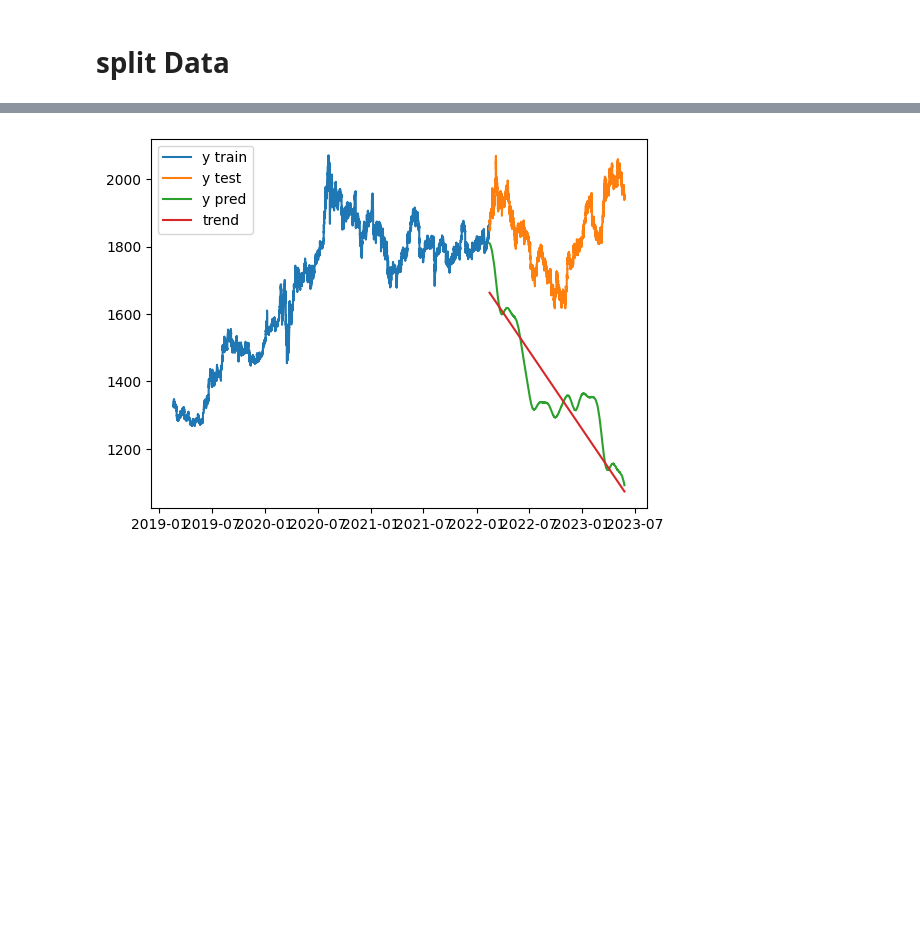
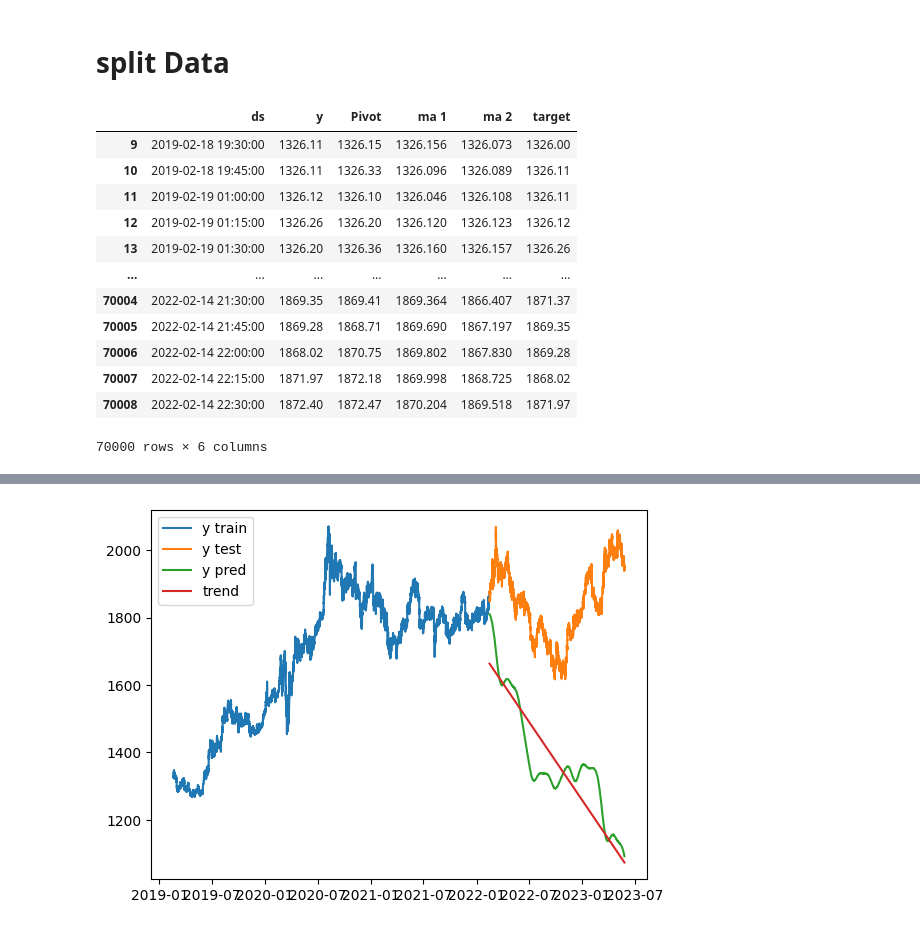
Before and after one commit to amirhu37/ml-for-price-prediction, a Jupyter notebook: NoteBooks/prophet.ipynb, the cells around one changed output, grey strips where cells are left out. Saved outputs shown, nothing was run; the diff lists cells and outputs as text; code cells hidden in the pictures; blank space fills up the shorter version.

```diff
--- a/NoteBooks/prophet.ipynb
+++ b/NoteBooks/prophet.ipynb
@@ -75,5 +71,21 @@ data.dropna(inplace=True)
 # %%
 X = data[ :70000 ]
 Y = data[ 70000:  ]
+# %%
+X
+# %% [output]
+|  | ds | y | Pivot | ma 1 | ma 2 | target |
+| 9 | 2019-02-18 19:30:00 | 1326.11 | 1326.15 | 1326.156 | 1326.073 | 1326.00 |
+| 10 | 2019-02-18 19:45:00 | 1326.11 | 1326.33 | 1326.096 | 1326.089 | 1326.11 |
+| 11 | 2019-02-19 01:00:00 | 1326.12 | 1326.10 | 1326.046 | 1326.108 | 1326.11 |
+| 12 | 2019-02-19 01:15:00 | 1326.26 | 1326.20 | 1326.120 | 1326.123 | 1326.12 |
+| 13 | 2019-02-19 01:30:00 | 1326.20 | 1326.36 | 1326.160 | 1326.157 | 1326.26 |
+| ... | ... | ... | ... | ... | ... | ... |
+| 70004 | 2022-02-14 21:30:00 | 1869.35 | 1869.41 | 1869.364 | 1866.407 | 1871.37 |
+| 70005 | 2022-02-14 21:45:00 | 1869.28 | 1868.71 | 1869.690 | 1867.197 | 1869.35 |
+| 70006 | 2022-02-14 22:00:00 | 1868.02 | 1870.75 | 1869.802 | 1867.830 | 1869.28 |
+| 70007 | 2022-02-14 22:15:00 | 1871.97 | 1872.18 | 1869.998 | 1868.725 | 1868.02 |
+| 70008 | 2022-02-14 22:30:00 | 1872.40 | 1872.47 | 1870.204 | 1869.518 | 1871.97 |
+70000 rows × 6 columns
 # %%
 import matplotlib.pyplot as plt
```
Also changed, not shown: parts of 22 cells of this notebook, 17 other files.
